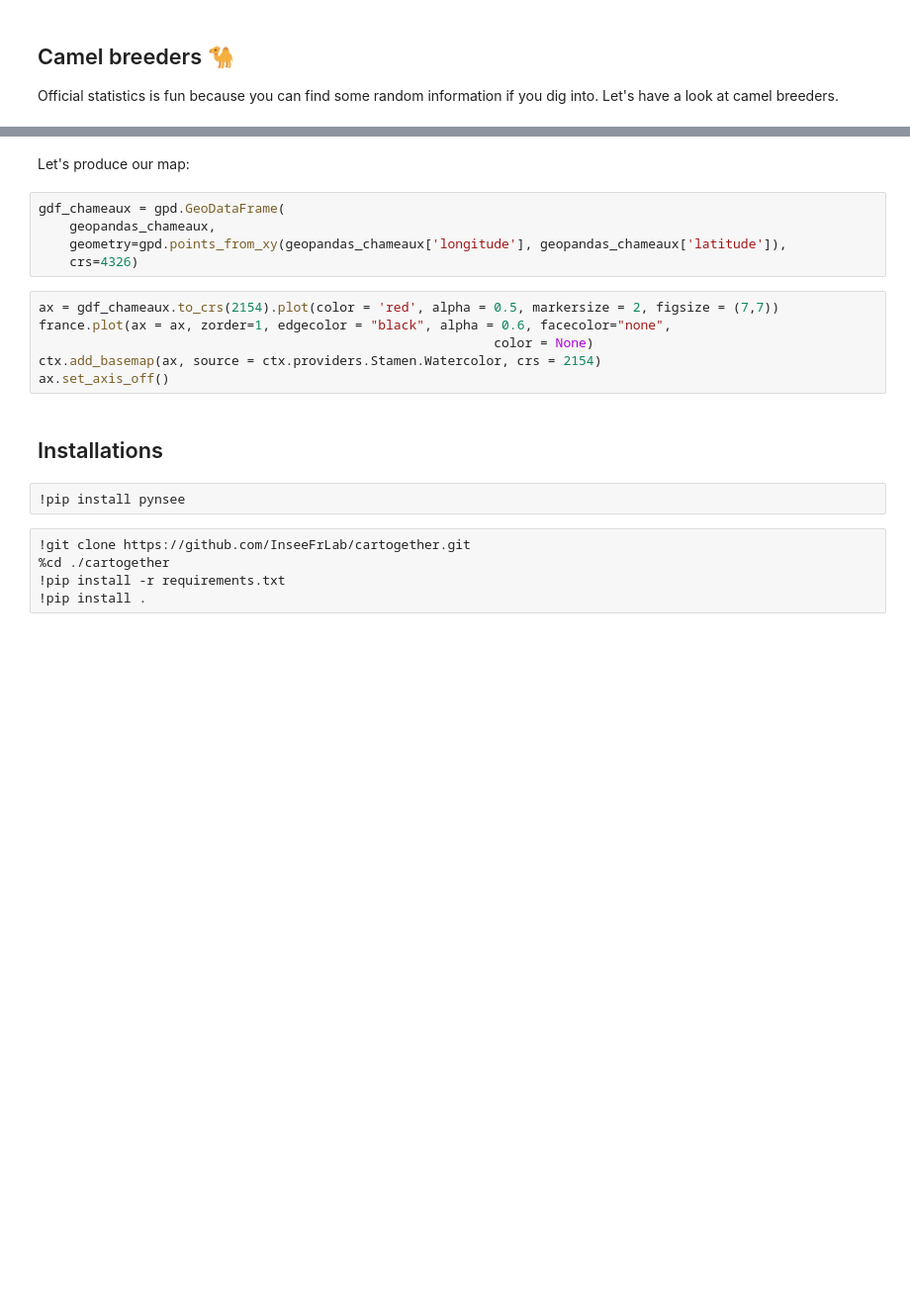
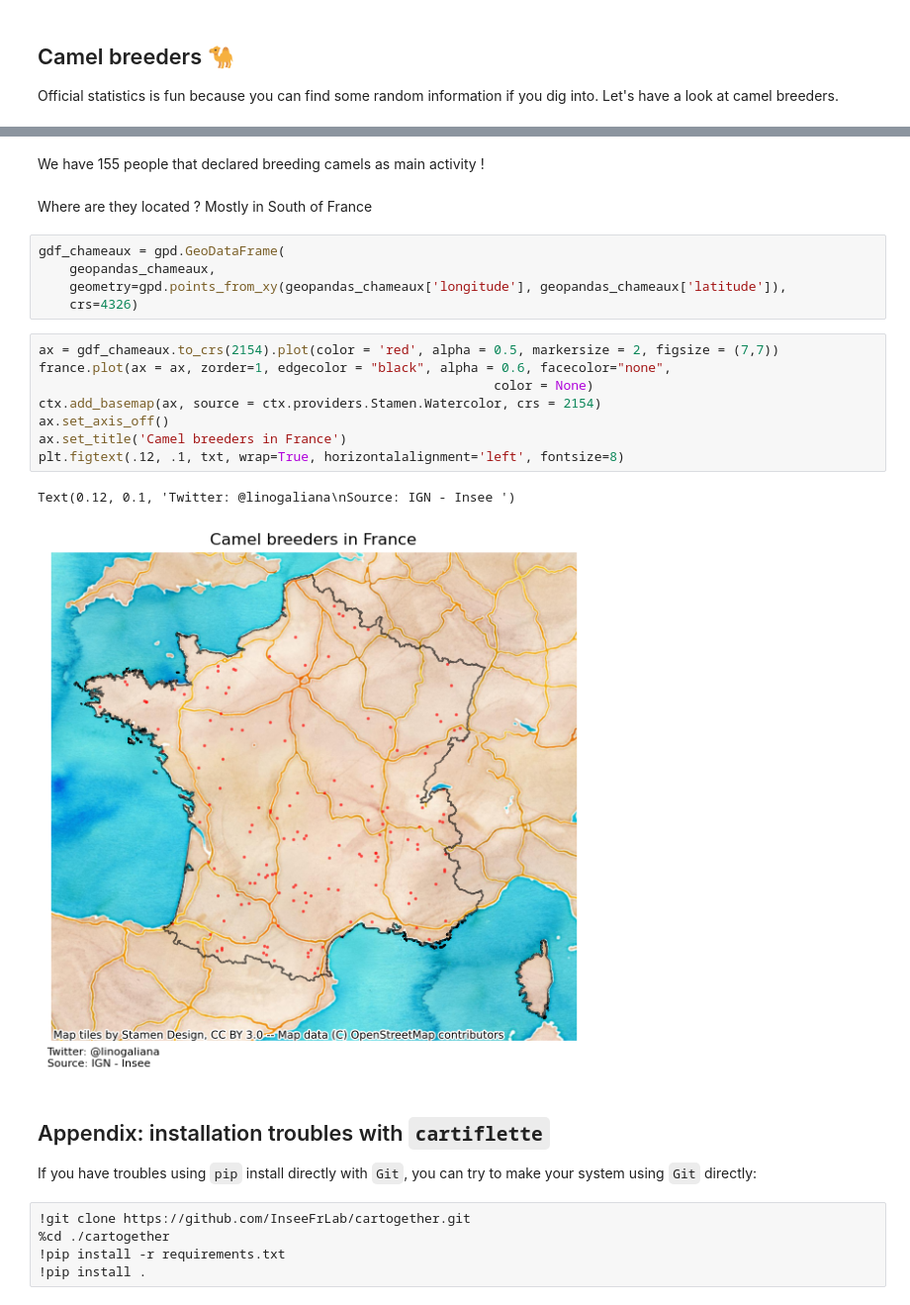
Before and after one commit to linogaliana/30daysmapchallenge2022, a Jupyter notebook: day1_points/day1.ipynb, the cells around one changed output, grey strips where cells are left out. Shown at 99% size. Cells and saved outputs as stored; diff of their text form; blank space fills up the shorter version.

```diff
--- a/day1_points/day1.ipynb
+++ b/day1_points/day1.ipynb
@@ -184,5 +176,7 @@ geopandas_chameaux.shape
+# %% [markdown]
+We have 155 people that declared breeding camels as main activity !
 # %% [markdown]
-Let's produce our map:
+Where are they located ? Mostly in South of France
 # %%
 gdf_chameaux = gpd.GeoDataFrame(
     geopandas_chameaux,
@@ -191,13 +185,18 @@ gdf_chameaux = gpd.GeoDataFrame(
 # %%
 ax = gdf_chameaux.to_crs(2154).plot(color = 'red', alpha = 0.5, markersize = 2, figsize = (7,7))
 france.plot(ax = ax, zorder=1, edgecolor = "black", alpha = 0.6, facecolor="none",
                                                            color = None)
 ctx.add_basemap(ax, source = ctx.providers.Stamen.Watercolor, crs = 2154)
 ax.set_axis_off()
+ax.set_title('Camel breeders in France')
+plt.figtext(.12, .1, txt, wrap=True, horizontalalignment='left', fontsize=8)
+# %% [output]
+Text(0.12, 0.1, 'Twitter: @linogaliana\nSource: IGN - Insee ')
+[figure, added]
 # %% [markdown]
-## Installations
+## Appendix: installation troubles with `cartiflette`
+
+If you have troubles using `pip` install directly with `Git`, you can try to make your system using `Git` directly:
-# %%
-!pip install pynsee
 # %%
 !git clone https://github.com/InseeFrLab/cartogether.git
 %cd ./cartogether
```
Also changed, not shown: parts of 4 cells of this notebook.
